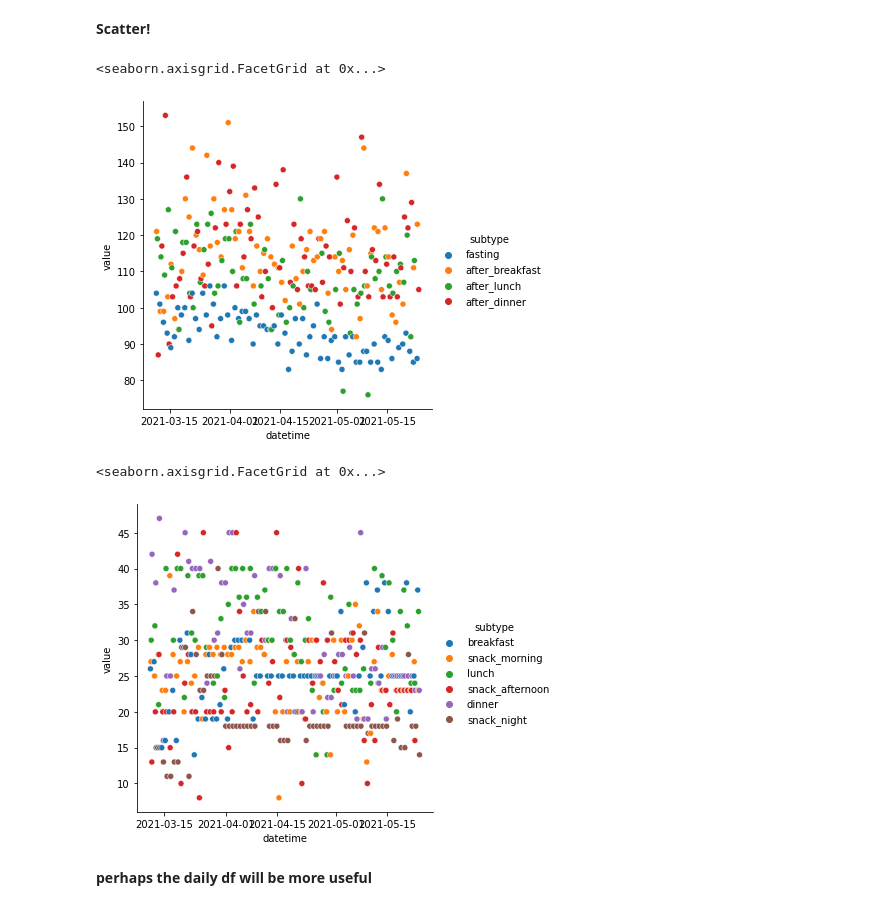
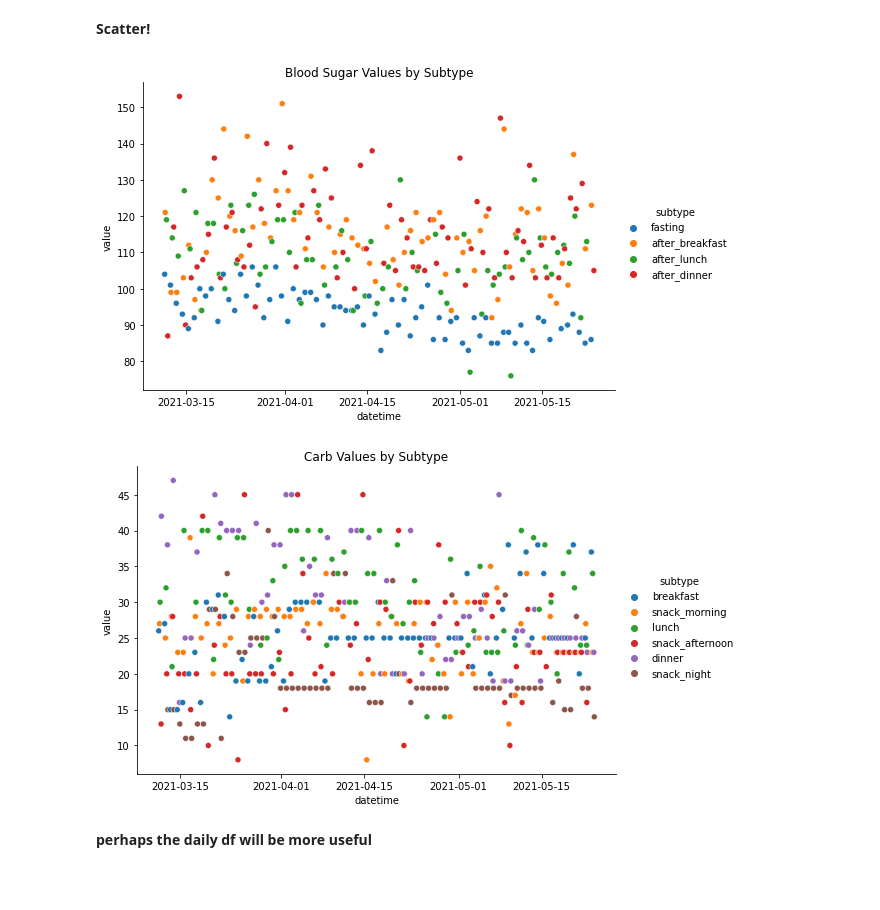
Before and after one commit to JessicaELewis/GDB-Onset-Estimation, a Jupyter notebook: 2_EDA.ipynb, the cells around one changed output. Cells and saved outputs as stored; diff of their text form; code cells hidden in the pictures; blank space fills up the shorter version.

```diff
--- a/2_EDA.ipynb
+++ b/2_EDA.ipynb
@@ -228,14 +228,18 @@ plt.show()
 # %% [markdown]
 **Scatter!**
 # %%
-sns.relplot(x='datetime', y='value', data=df[df.type == 'Blood Sugar Reading'], hue='subtype')
+sns.relplot(x='datetime', y='value', data=df[df.type == 'Blood Sugar Reading'], hue='subtype', height=5, aspect=1.5).set(title='Blood Sugar Values by Subtype')
+
+plt.savefig('vis/all_bg_by_subtype.png', bbox_inches="tight")
+plt.show()
 # %% [output]
-<seaborn.axisgrid.FacetGrid at 0x...>
-[figure, old version]
+[figure, new version]
 # %%
-sns.relplot(x='datetime', y='value', data=df[df.type == 'Carbs'], hue='subtype')
+sns.relplot(x='datetime', y='value', data=df[df.type == 'Carbs'], hue='subtype', height=5, aspect=1.5).set(title='Carb Values by Subtype')
+
+plt.savefig('vis/all_carbs_by_subtype.png', bbox_inches="tight")
+plt.show()
 # %% [output]
-<seaborn.axisgrid.FacetGrid at 0x...>
-[figure, old version]
+[figure, new version]
 # %% [markdown]
 **perhaps the daily df will be more useful**
```
Also changed, not shown: parts of 9 cells of this notebook, 41 other files.
